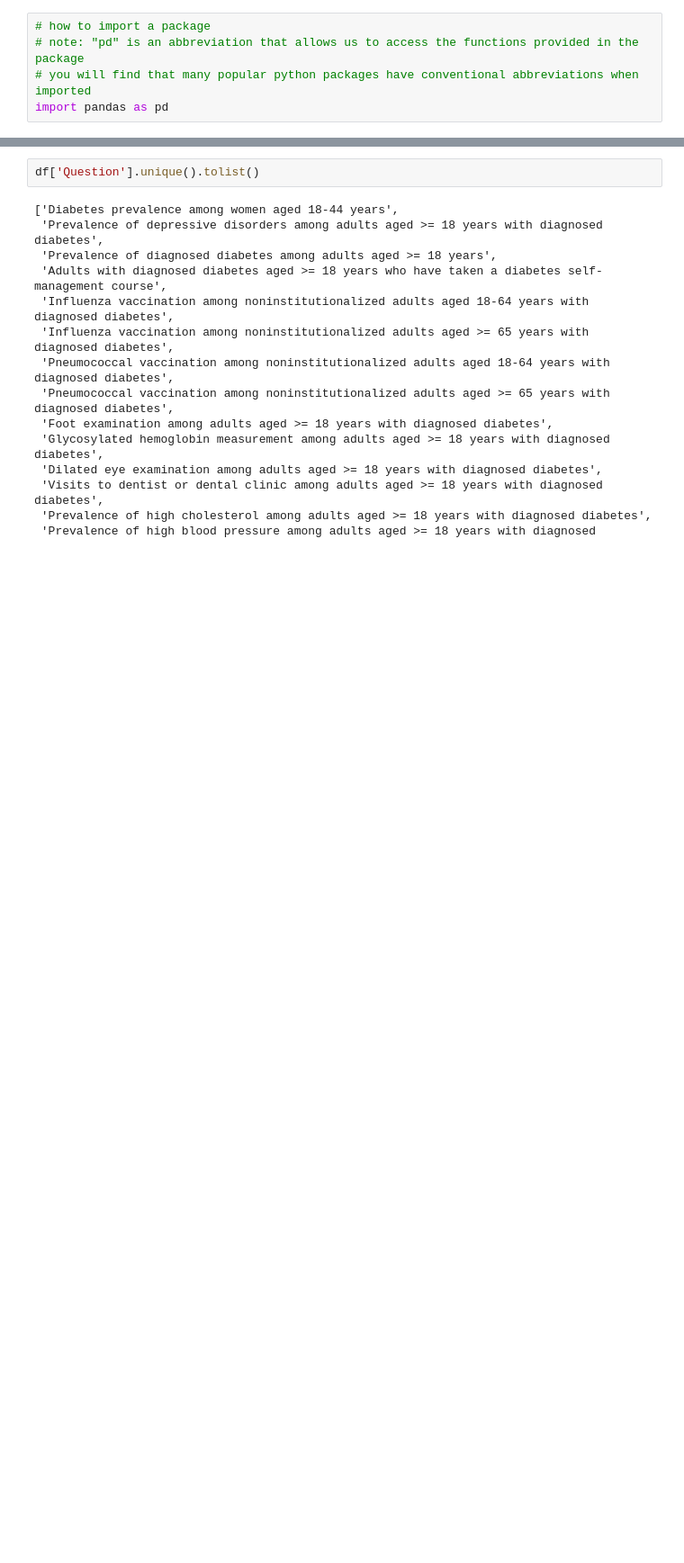
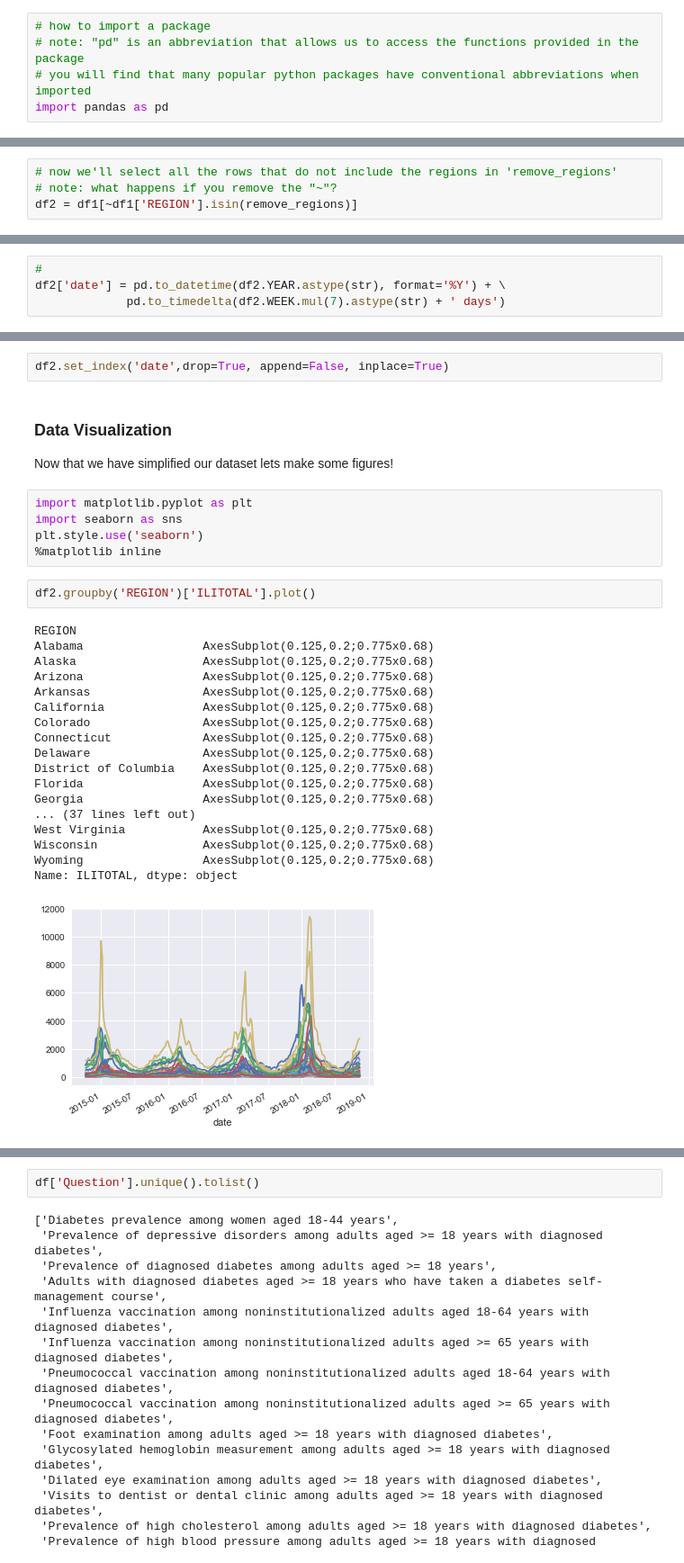
Before and after one commit to greenkidneybean/biol262, a Jupyter notebook: 1 - Python Pandas Lesson 181126.ipynb, the cells around one changed output, grey strips where cells are left out. Shown at 90% size. Saved outputs shown, nothing was run; the diff lists cells and outputs as text; blank space fills up the shorter version.

Commit message:
homework, flu data, rough outline

```diff
--- a/1 - Python Pandas Lesson 181126.ipynb
+++ b/1 - Python Pandas Lesson 181126.ipynb
@@ -118,0 +364,4 @@ df
+# %%
+# now we'll select all the rows that do not include the regions in 'remove_regions'
+# note: what happens if you remove the "~"?
+df2 = df1[~df1['REGION'].isin(remove_regions)]
@@ -118,0 +380,4 @@ df
+# %%
+#
+df2['date'] = pd.to_datetime(df2.YEAR.astype(str), format='%Y') + \
+             pd.to_timedelta(df2.WEEK.mul(7).astype(str) + ' days')
@@ -118,0 +413,31 @@ df
+# %%
+df2.set_index('date',drop=True, append=False, inplace=True)
+# %% [markdown]
+### Data Visualization
+Now that we have simplified our dataset lets make some figures!
+# %%
+import matplotlib.pyplot as plt
+import seaborn as sns
+plt.style.use('seaborn')
+%matplotlib inline
+# %%
+df2.groupby('REGION')['ILITOTAL'].plot()
+# %% [output]
+REGION
+Alabama                 AxesSubplot(0.125,0.2;0.775x0.68)
+Alaska                  AxesSubplot(0.125,0.2;0.775x0.68)
+Arizona                 AxesSubplot(0.125,0.2;0.775x0.68)
+Arkansas                AxesSubplot(0.125,0.2;0.775x0.68)
+California              AxesSubplot(0.125,0.2;0.775x0.68)
+Colorado                AxesSubplot(0.125,0.2;0.775x0.68)
+Connecticut             AxesSubplot(0.125,0.2;0.775x0.68)
+Delaware                AxesSubplot(0.125,0.2;0.775x0.68)
+District of Columbia    AxesSubplot(0.125,0.2;0.775x0.68)
+Florida                 AxesSubplot(0.125,0.2;0.775x0.68)
+Georgia                 AxesSubplot(0.125,0.2;0.775x0.68)
+... (37 lines left out)
+West Virginia           AxesSubplot(0.125,0.2;0.775x0.68)
+Wisconsin               AxesSubplot(0.125,0.2;0.775x0.68)
+Wyoming                 AxesSubplot(0.125,0.2;0.775x0.68)
+Name: ILITOTAL, dtype: object
+[figure, added]
```
Also changed, not shown: parts of 68 cells of this notebook, 4 other files.
